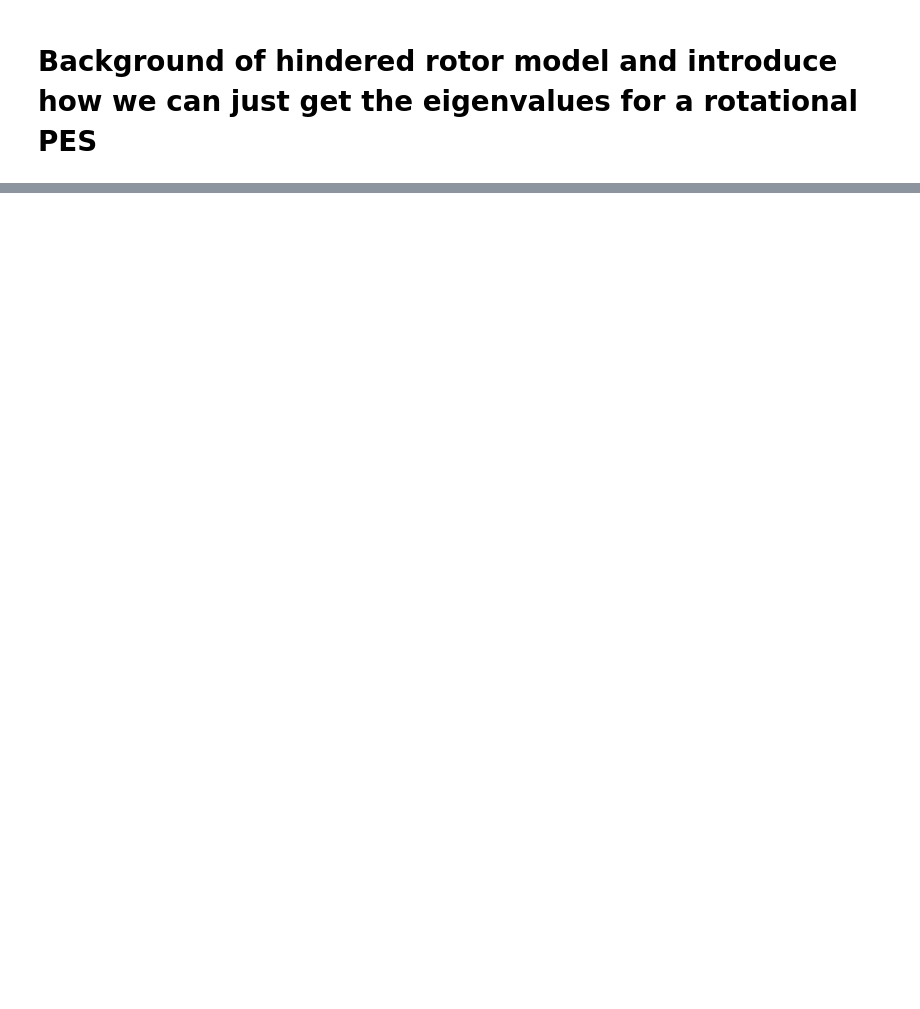
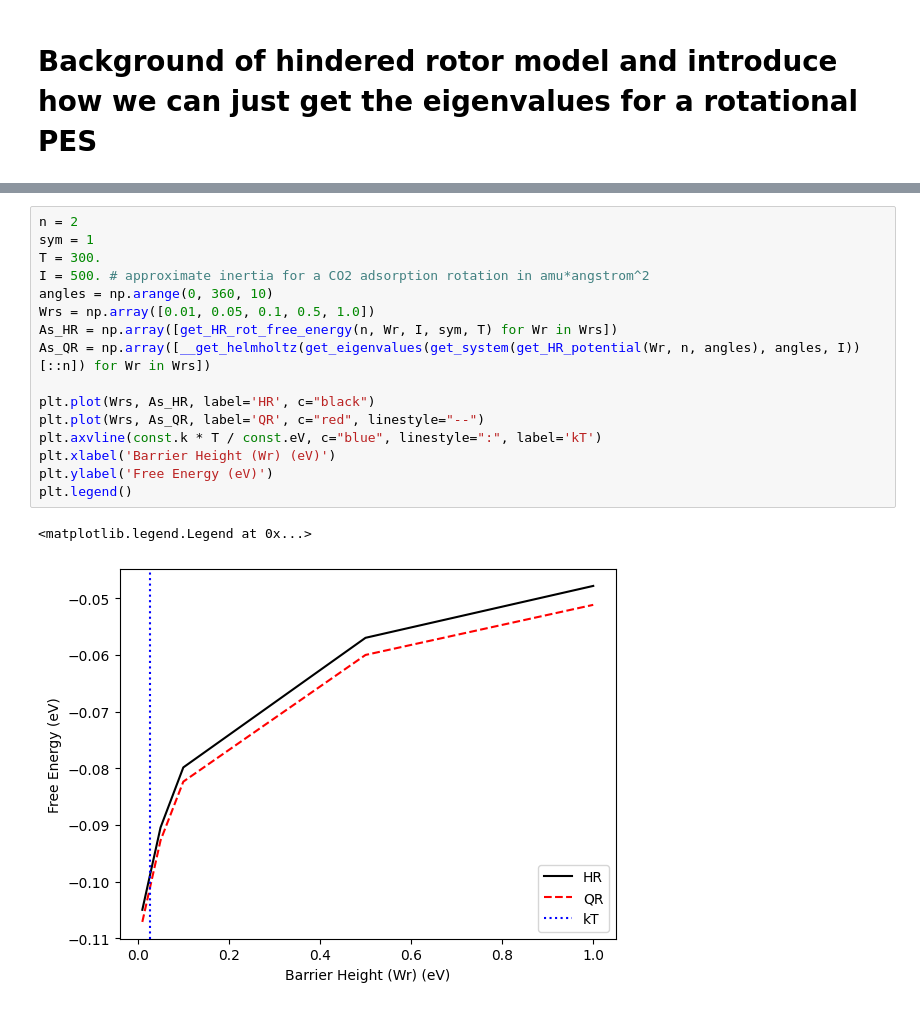
Before and after one commit to benrich37/JDFTxFreeNrg, a Jupyter notebook: benchmarking/HR_vs_qrotor.ipynb, the cells around one changed output, grey strips where cells are left out. Cells and saved outputs as stored; diff of their text form; blank space fills up the shorter version.

```diff
--- a/benchmarking/HR_vs_qrotor.ipynb
+++ b/benchmarking/HR_vs_qrotor.ipynb
@@ -24,0 +92,19 @@ plt.legend()
+# %%
+n = 2
+sym = 1
+T = 300.
+I = 500. # approximate inertia for a CO2 adsorption rotation in amu*angstrom^2
+angles = np.arange(0, 360, 10)
+Wrs = np.array([0.01, 0.05, 0.1, 0.5, 1.0])
+As_HR = np.array([get_HR_rot_free_energy(n, Wr, I, sym, T) for Wr in Wrs])
+As_QR = np.array([__get_helmholtz(get_eigenvalues(get_system(get_HR_potential(Wr, n, angles), angles, I))[::n]) for Wr in Wrs])
+
+plt.plot(Wrs, As_HR, label='HR', c="black")
+plt.plot(Wrs, As_QR, label='QR', c="red", linestyle="--")
+plt.axvline(const.k * T / const.eV, c="blue", linestyle=":", label='kT')
+plt.xlabel('Barrier Height (Wr) (eV)')
+plt.ylabel('Free Energy (eV)')
+plt.legend()
+# %% [output]
+<matplotlib.legend.Legend at 0x...>
+[figure, added]
```
Also changed, not shown: parts of 8 cells of this notebook.
